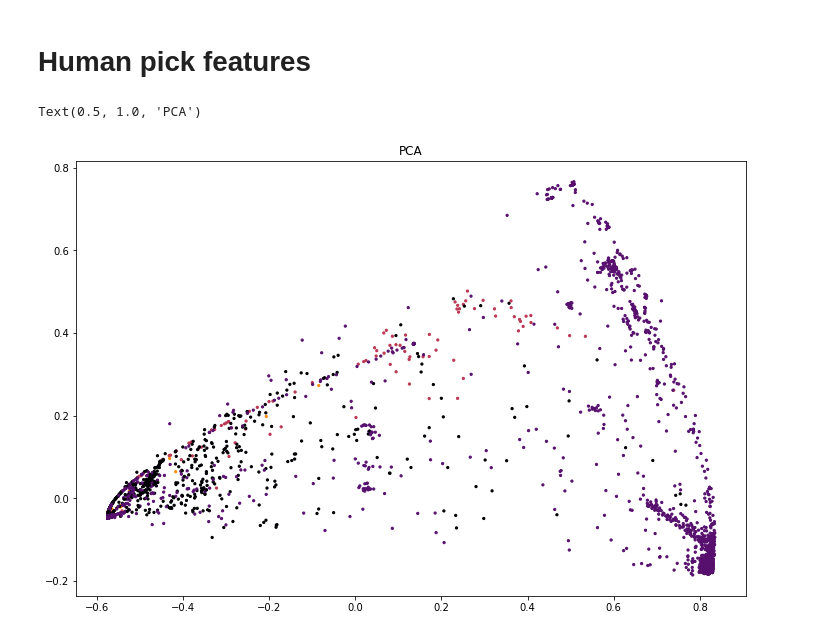
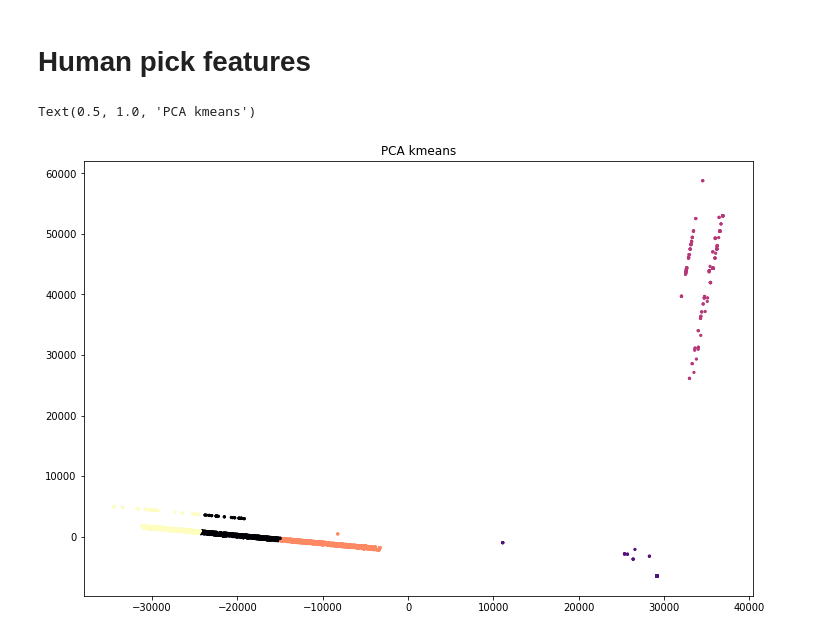
Before and after one commit to jason71319jason/ML_Networking, a Jupyter notebook: lab2/cluster traffic flow.ipynb, the cells around one changed output. Saved outputs shown, nothing was run; the diff lists cells and outputs as text; code cells hidden in the pictures.

```diff
--- a/lab2/cluster traffic flow.ipynb
+++ b/lab2/cluster traffic flow.ipynb
@@ -6,7 +6,7 @@ import pandas as pd
 import matplotlib.pyplot as plt
 # %%
 train_file = "Dataset-Unicauca-Version2-87Atts.csv"
-header_file = "header.csv"
+header_file = "ori_header.csv"
 
 names = None
 with open(header_file, 'r') as f:
@@ -188,14 +230,14 @@ Text(0.5, 1.0, 'PCA with label')
 # %% [markdown]
 <h1>Human pick features</h1>
 # %%
-new_data = train_data_norm[['Source.Port','Destination.Port','Protocol']]
+new_data = train_data[['Source.Port','Destination.Port']]
 # %%
 kmeans = KMeans(n_clusters=5, random_state=10).fit(new_data)
 pca = PCA(n_components=2)
-res = pca.fit_transform(train_data_norm)
+res = pca.fit_transform(new_data)
 plt.figure(figsize=(12,8))
-plt.scatter(res[:,0], res[:,1], c=kmeans.labels_, s=5, cmap='inferno')
-plt.title('PCA')
+plt.scatter(res[:,0], res[:,1], c=kmeans.labels_, s=5, cmap='magma')
+plt.title('PCA kmeans')
 # %% [output]
-Text(0.5, 1.0, 'PCA')
+Text(0.5, 1.0, 'PCA kmeans')
-[figure, old version]
+[figure, new version]
```
Also changed, not shown: parts of 13 cells of this notebook.
